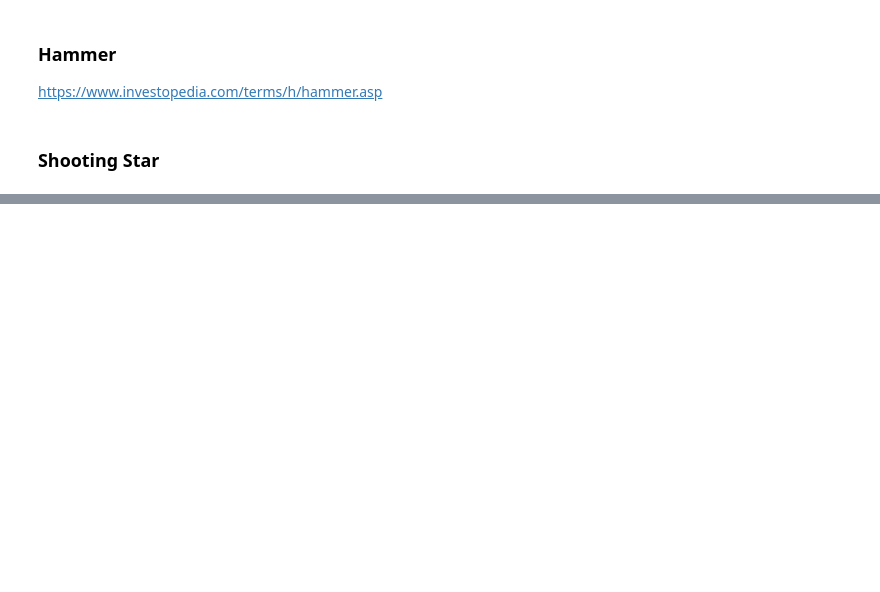
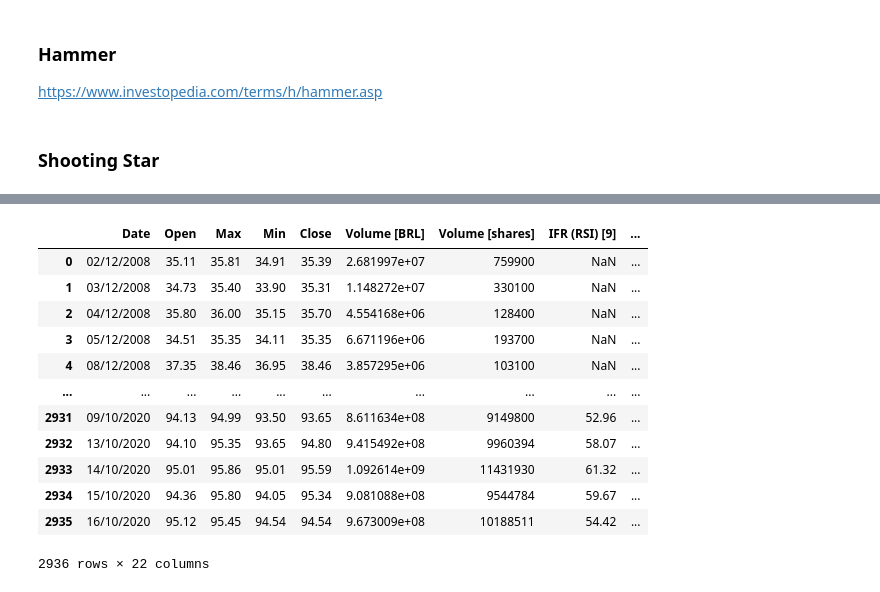
Before and after one commit to brunokiyoshi/Nanodegree-MLE-capstone-project, a Jupyter notebook: feature_engineering.ipynb, the cells around one changed output, grey strips where cells are left out. Saved outputs shown, nothing was run; the diff lists cells and outputs as text; code cells hidden in the pictures; blank space fills up the shorter version.

```diff
--- a/feature_engineering.ipynb
+++ b/feature_engineering.ipynb
@@ -490,0 +492,16 @@ def hammer(df):
+# %%
+bova_df
+# %% [output]
+|  | Date | Open | Max | Min | Close | Volume [BRL] | Volume [shares] | IFR (RSI) [9] | ... |
+| 0 | 02/12/2008 | 35.11 | 35.81 | 34.91 | 35.39 | 2.681997e+07 | 759900 | NaN | ... |
+| 1 | 03/12/2008 | 34.73 | 35.40 | 33.90 | 35.31 | 1.148272e+07 | 330100 | NaN | ... |
+| 2 | 04/12/2008 | 35.80 | 36.00 | 35.15 | 35.70 | 4.554168e+06 | 128400 | NaN | ... |
+| 3 | 05/12/2008 | 34.51 | 35.35 | 34.11 | 35.35 | 6.671196e+06 | 193700 | NaN | ... |
+| 4 | 08/12/2008 | 37.35 | 38.46 | 36.95 | 38.46 | 3.857295e+06 | 103100 | NaN | ... |
+| ... | ... | ... | ... | ... | ... | ... | ... | ... | ... |
+| 2931 | 09/10/2020 | 94.13 | 94.99 | 93.50 | 93.65 | 8.611634e+08 | 9149800 | 52.96 | ... |
+| 2932 | 13/10/2020 | 94.10 | 95.35 | 93.65 | 94.80 | 9.415492e+08 | 9960394 | 58.07 | ... |
+| 2933 | 14/10/2020 | 95.01 | 95.86 | 95.01 | 95.59 | 1.092614e+09 | 11431930 | 61.32 | ... |
+| 2934 | 15/10/2020 | 94.36 | 95.80 | 94.05 | 95.34 | 9.081088e+08 | 9544784 | 59.67 | ... |
+| 2935 | 16/10/2020 | 95.12 | 95.45 | 94.54 | 94.54 | 9.673009e+08 | 10188511 | 54.42 | ... |
+2936 rows × 22 columns
```
Also changed, not shown: parts of 35 cells of this notebook.
